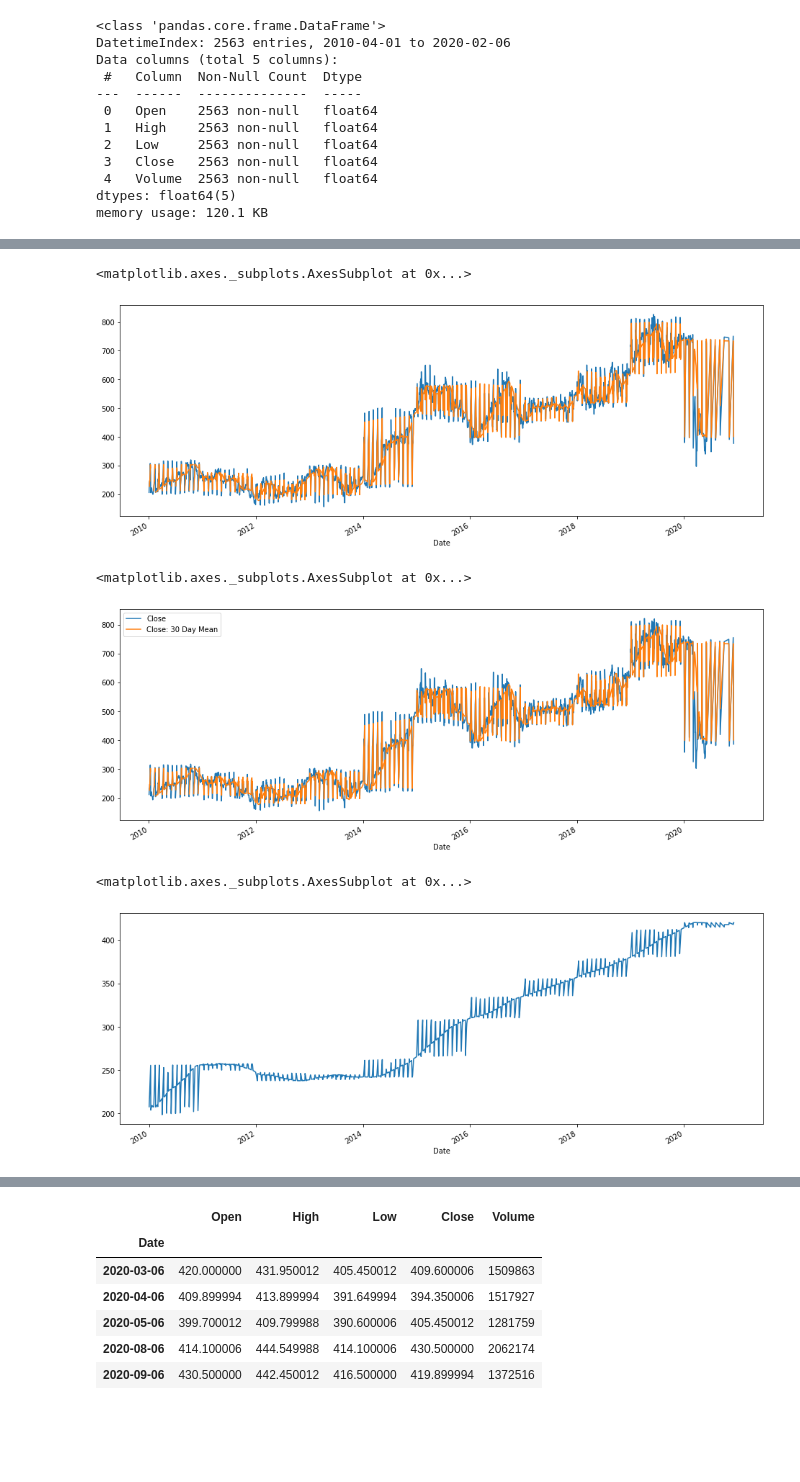
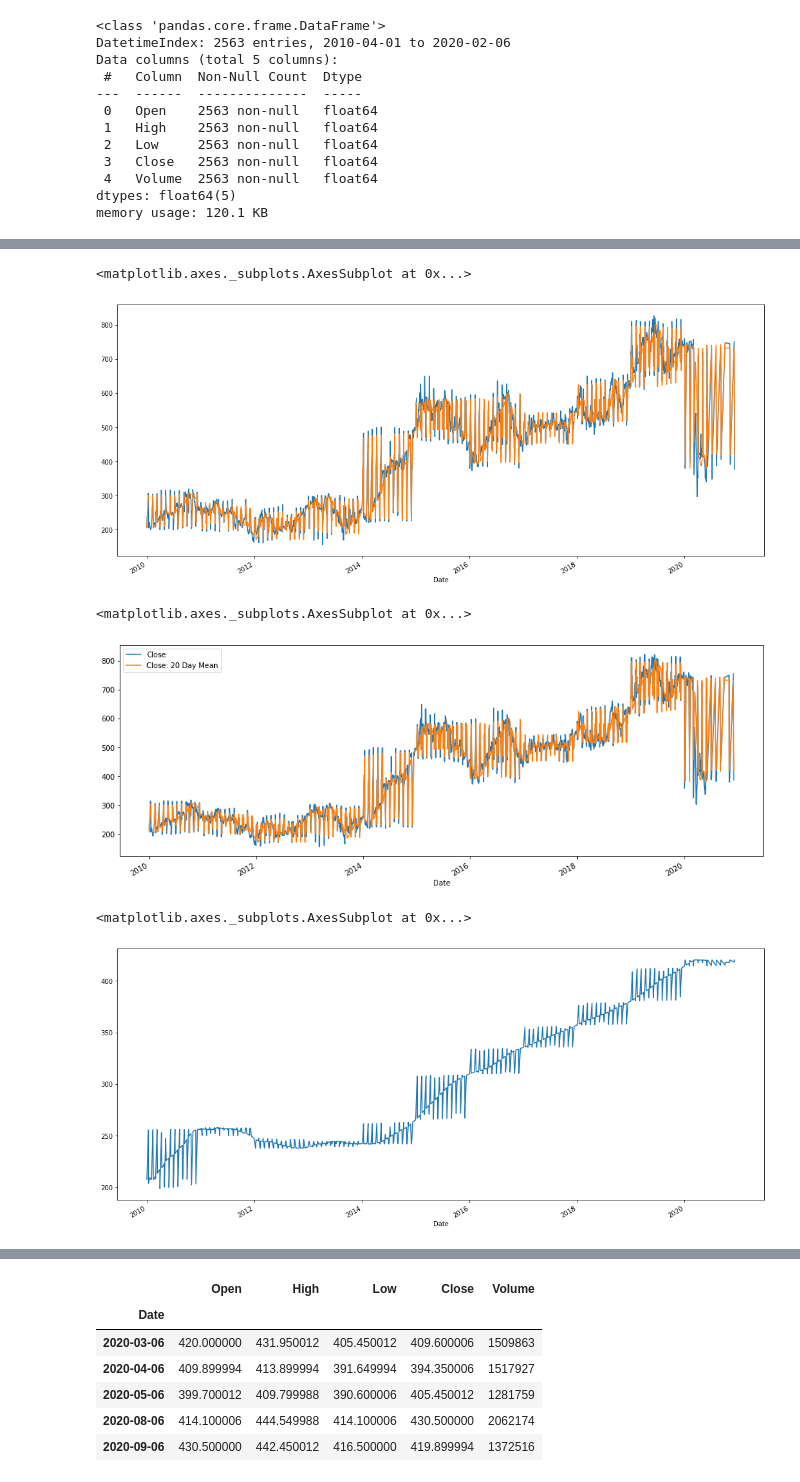
Before and after one commit to thecodelearner/python, a Jupyter notebook: Stock_Market_Axis.ipynb, the cells around one changed output, grey strips where cells are left out. Cells and saved outputs as stored; diff of their text form; code cells hidden in the pictures; blank space fills up the shorter version.

```diff
--- a/Stock_Market_Axis.ipynb
+++ b/Stock_Market_Axis.ipynb
@@ -9,3 +14,8 @@ import datetime
+# %%
+# train_csv_file = '/content/drive/My Drive/finance analysis/Stock Prediction/axis_train.csv'
+# test_csv_file = '/content/drive/My Drive/finance analysis/Stock Prediction/axis_test.csv'
+train_csv_file = 'E:/CodeH/finance analysis/Stock Prediction/axis_train.csv'
+test_csv_file = 'E:/CodeH/finance analysis/Stock Prediction/axis_test.csv'
 # %%
-dataset = pd.read_csv('/axis_train.csv',index_col="Date",parse_dates=True)
+dataset = pd.read_csv(train_csv_file, index_col="Date",parse_dates=True)
 # %%
@@ -81,6 +96,6 @@ dataset['Open'].plot(figsize=(16,6))
 # %%
 # convert column "a" of a DataFrame
-# dataset["Close"] = dataset["Close"].str.replace(',', '').astype(float)
+dataset["Close"] = dataset["Close"].str.replace(',', '').astype(float)
 # %%
-# dataset["Volume"] = dataset["Volume"].str.replace(',', '').astype(float)
+dataset["Volume"] = dataset["Volume"].str.replace(',', '').astype(float)
 # %%
@@ -106,21 +123,21 @@ dataset.rolling(7).mean().head(14)
 # %%
-dataset['Open'].plot(figsize=(16,6))
-# orange - 30 day rolling mean.
+dataset['Open'].plot(figsize=(18,8))
+# orange - 20 day rolling mean.
 # blue - original stock price.
-dataset.rolling(window=30).mean()['Close'].plot()
+dataset.rolling(window=20).mean()['Close'].plot()
 # %% [output]
 <matplotlib.axes._subplots.AxesSubplot at 0x...>
-[figure, old version]
+[figure, new version]
 # %%
-dataset['Close: 30 Day Mean'] = dataset['Close'].rolling(window=30).mean()
-dataset[['Close','Close: 30 Day Mean']].plot(figsize=(16,6))
+dataset['Close: 20 Day Mean'] = dataset['Close'].rolling(window=20).mean()
+dataset[['Close','Close: 20 Day Mean']].plot(figsize=(16,6))
 # %% [output]
 <matplotlib.axes._subplots.AxesSubplot at 0x...>
-[figure, old version]
+[figure, new version]
 # %%
 # Optional specify a minimum number of periods
-dataset['Close'].expanding(min_periods=1).mean().plot(figsize=(16,6))
+dataset['Close'].expanding(min_periods=1).mean().plot(figsize=(18,8))
 # %% [output]
 <matplotlib.axes._subplots.AxesSubplot at 0x...>
-[figure, old version]
+[figure, new version]
 # %%
```
Also changed, not shown: parts of 20 cells of this notebook.
